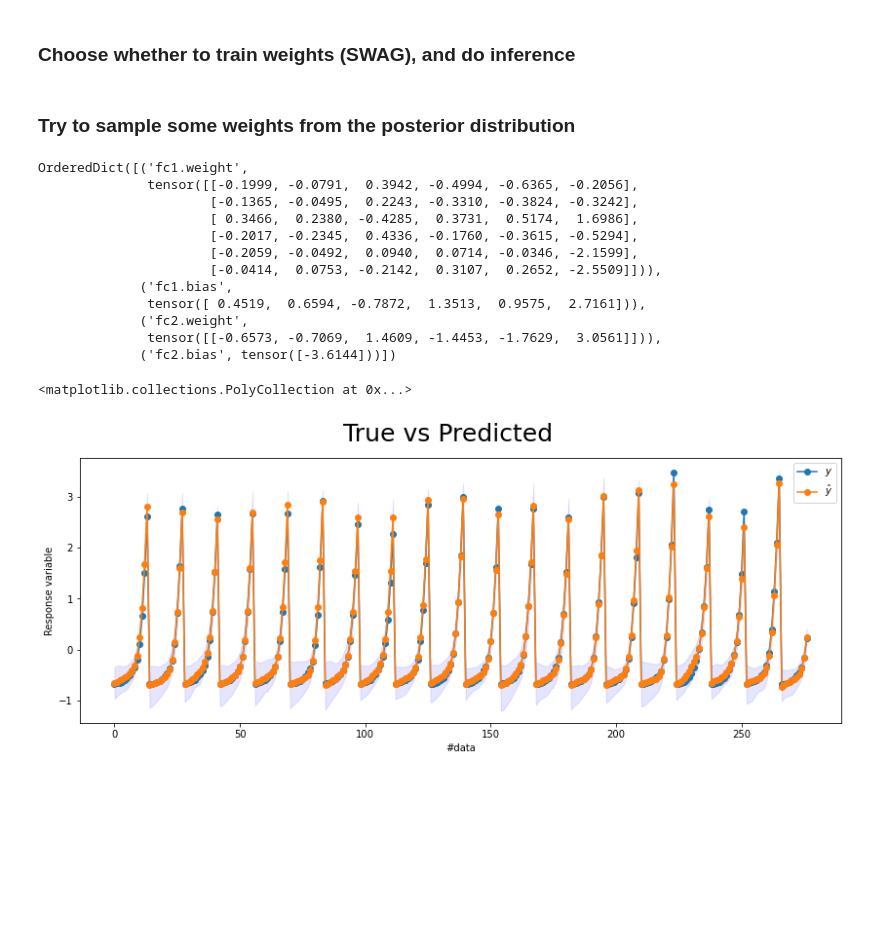
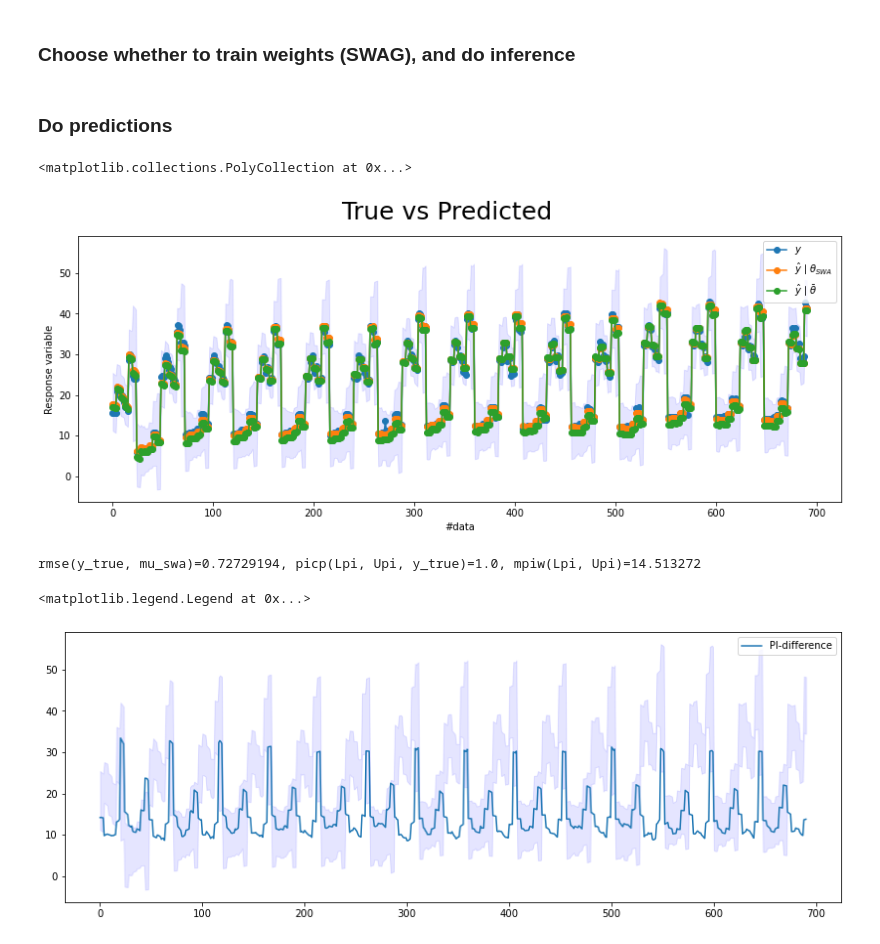
Before and after one commit to Vemundss/dt8122-2021, a Jupyter notebook: notebooks/swag.ipynb, the cells around one changed output. Cells and saved outputs as stored; diff of their text form; code cells hidden in the pictures; blank space fills up the shorter version.

Commit message:
Reformulate swag

```diff
--- a/notebooks/swag.ipynb
+++ b/notebooks/swag.ipynb
@@ -21,7 +22,7 @@ from swag import train_swag, inference_swag, sample_posterior_swag, monte_carlo_
 ### Initialize Data and Model
 # %%
 # choose dataset to use
-dataset_name = 'yacht.txt'
+dataset_name = 'energy_heating_load.txt'#'yacht.txt'
 datasets_path = '../datasets/'
 dataset_path = datasets_path + dataset_name
 
@@ -32,7 +33,7 @@ trainloader = torch.utils.data.DataLoader(Dataset(X_train, y_train, dataset_name
 
 # init model, criterion and optimizer
 net = GenericDNN(input_size:=X_train.shape[-1], hidden_size:=input_size, output_size:=1)
-criterion = torch.nn.MSELoss()
+criterion = torch.nn.MSELoss()#L1Loss()
 optimizer = torch.optim.SGD(net.parameters(), lr=0.01, momentum=0.9)
 # %% [markdown]
 ### Choose whether to train weights (SWAG), and do inference
@@ -60,46 +61,52 @@ if train:=False:
     )
 
 # Do inference (infer approximate sample mean and covariance of an assumed Guassian posterior)
-theta_SWA, cov_diag, D = inference_swag(trainloader.dataset.name)
+theta_SWA, cov_diag, D = inference_swag(trainloader.dataset.name, checkpoint_path)
-# %% [markdown]
-### Try to sample some weights from the posterior distribution
-# %%
-# sample weights from the inferred approximate posterior distribution
-
-# ----
-# The beauty of this approach is that the returned weight-sample can
-# be directly loaded into the model. i.e. by:
-# 'net.load_state_dict(sample_posterior_swag(theta_SWA, cov_diag, D))'
-# ----
-sample_posterior_swag(theta_SWA, cov_diag, D)
-# %% [output]
-OrderedDict([('fc1.weight',
-              tensor([[-0.1999, -0.0791,  0.3942, -0.4994, -0.6365, -0.2056],
-                      [-0.1365, -0.0495,  0.2243, -0.3310, -0.3824, -0.3242],
-                      [ 0.3466,  0.2380, -0.4285,  0.3731,  0.5174,  1.6986],
-                      [-0.2017, -0.2345,  0.4336, -0.1760, -0.3615, -0.5294],
-                      [-0.2059, -0.0492,  0.0940,  0.0714, -0.0346, -2.1599],
-                      [-0.0414,  0.0753, -0.2142,  0.3107,  0.2652, -2.5509]])),
-             ('fc1.bias',
-              tensor([ 0.4519,  0.6594, -0.7872,  1.3513,  0.9575,  2.7161])),
-             ('fc2.weight',
-              tensor([[-0.6573, -0.7069,  1.4609, -1.4453, -1.7629,  3.0561]])),
-             ('fc2.bias', tensor([-3.6144]))])
+# %% [markdown]
+### Do predictions
 # %%
-Lpi, Upi, mu = monte_carlo_PI(trainloader.dataset[:][0], net, theta_SWA, cov_diag, D, nsamples=50, percentile=0.9)
+# Do predictions
+Lpi, Upi, mu_swa, mu_pred = monte_carlo_PI(trainloader.dataset[:][0], net, theta_SWA, cov_diag,
+                                            D, nsamples=50, percentile=0.9)
+
+# invert prediction normalization
+invert_normalization = lambda y: y * trainloader.dataset.stdy + trainloader.dataset.muy
+Lpi, Upi, mu_swa, mu_pred = map(invert_normalization, (Lpi, Upi, mu_swa, mu_pred))
+
+# get non-normalized y_true
+trainloader.dataset.normalize = False
+y_true = trainloader.dataset[:][1]
+trainloader.dataset.normalize = True
 # %%
-
-
-
-# plotting (OBSOBSOBS!! Dataset normalizes the data, thus plotted values are normalized!)
+# plotting
 fig, ax = plt.subplots(figsize=(14,5))
-ax.plot(trainloader.dataset[:][1], "-o", label="$y$")
-ax.plot(mu[:,0], "-o", label="$\hat{y}$")
+ax.plot(y_true, "-o", label="$y$")
+ax.plot(mu_swa[:,0], "-o", label="$\\hat{y} \\mid \\theta_{SWA}$")
+ax.plot(mu_pred[:,0], "-o", label="$\\hat{y} \\mid \\bar{\\theta}$")
 ax.set_xlabel("#data")
 ax.set_ylabel("Response variable")
 ax.legend()
 fig.suptitle("True vs Predicted", size=25)
 ax.fill_between(np.arange(len(y_train)), Lpi[:,0], Upi[:,0], color='b', alpha=.1)
 # %% [output]
 <matplotlib.collections.PolyCollection at 0x...>
-[figure, old version]
+[figure, new version]
+# %%
+# evaluate model
+print(f"{rmse(y_true, mu_swa)=}, {picp(Lpi, Upi, y_true)=}, {mpiw(Lpi, Upi)=}")
+# %% [output]
+rmse(y_true, mu_swa)=0.72729194, picp(Lpi, Upi, y_true)=1.0, mpiw(Lpi, Upi)=14.513272
+# %%
+# Plot uncertainty curve and PI difference
+# - We expect the PI to be wider where there is few data points, i.e. at the peaks of the "yatch.txt"
+# dataset, but the plot above does not seem to support this fact. However, when the graph "grows"
+# quickly, the PI width appears thin, while it in reality is actually wider.
+# This can be seen from the follow plot: I.e. that the PI difference grows near the peaks, and
+# becomes smaller near the troughs.
+fig, ax = plt.subplots(figsize=(14,5))
+ax.plot(Upi[:,0] - Lpi[:,0], label='PI-difference')
+ax.fill_between(np.arange(len(y_train)), Lpi[:,0], Upi[:,0], color='b', alpha=.1)
+ax.legend()
+# %% [output]
+<matplotlib.legend.Legend at 0x...>
+[figure, added]
```
Also changed, not shown: parts of 1 cell of this notebook, 5 other files.
